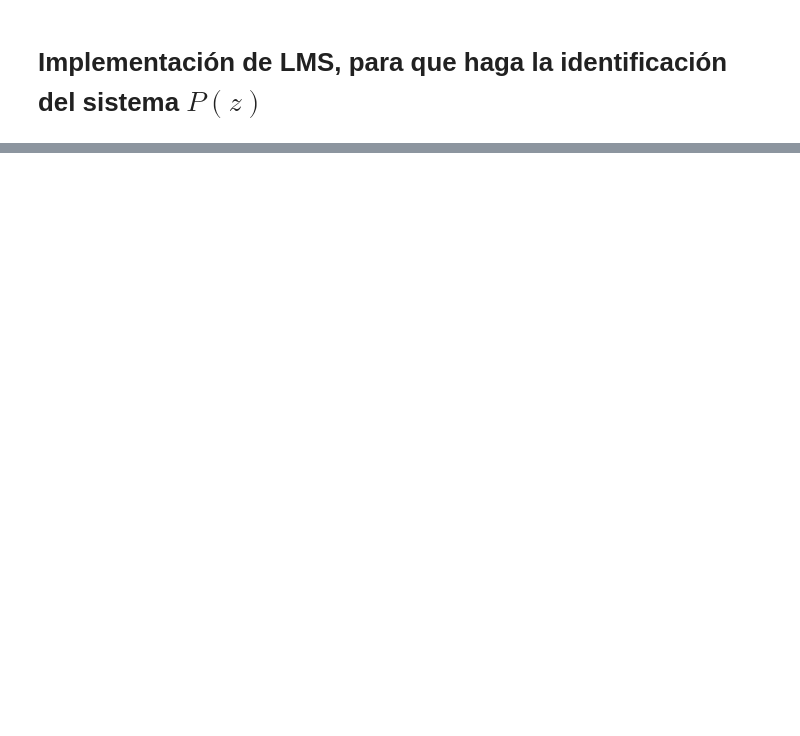
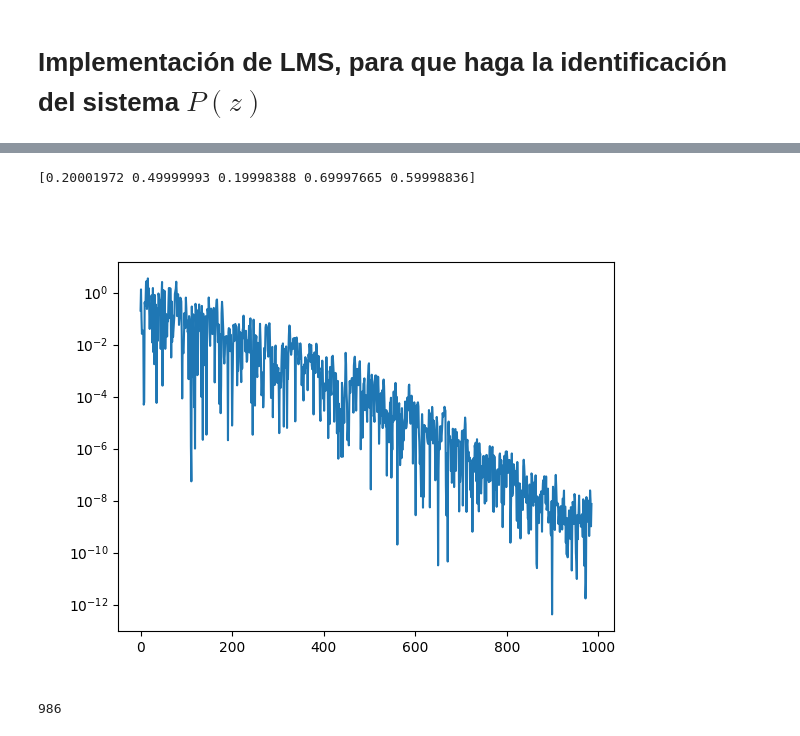
Before and after one commit to GonzaLinares/PASA_Proyecto1, a Jupyter notebook: sim_system.ipynb, the cells around one changed output, grey strips where cells are left out. Cells and saved outputs as stored; diff of their text form; code cells hidden in the pictures; blank space fills up the shorter version.

```diff
--- a/sim_system.ipynb
+++ b/sim_system.ipynb
@@ -126,0 +115,46 @@ NameError: name 'w' is not defined
+# %%
+# x y di ya estacionarios
+def LMS_montecarlo(K, w0, mu, d, x, orden_filtro = 1):
+    N = len(d) - orden_filtro + 1  # len(di) = len(xi)
+    d = d[orden_filtro - 1 :]
+
+    # Simulación de Monte Carlo
+    w_montecarlo = np.zeros((orden_filtro))
+    J_montecarlo = np.zeros((N))
+
+    for k in range(K):
+        J = np.zeros(N)
+        w = w0
+        for n in range(N):
+            d_hat = np.dot(w, np.flip(x[n : n + orden_filtro]))
+            e = d[n] - d_hat
+            J[n] = e * e
+            w = w + mu * np.flip(x[n : n + orden_filtro]) * e     # Ecuación LMS
+        w_montecarlo += w
+        J_montecarlo += J
+
+    w_montecarlo /= K
+    J_montecarlo /= K
+
+    return (w_montecarlo, J_montecarlo)
+# %%
+x = np.random.normal(size = 1000)
+transient_lags = 10
+d = signal.lfilter(b = [0.2, 0.5, 0.2, 0.7, 0.6], a = [1], x=x)[transient_lags:]
+x = x[transient_lags:]
+w_order = 5
+mu = 0.01
+K = 1000
+w_montecarlo, J_montecarlo = LMS_montecarlo(K, np.zeros(w_order), mu, d, x, orden_filtro = w_order)
+# %%
+%matplotlib ipympl
+print(w_montecarlo)
+plt.figure()
+plt.plot(J_montecarlo)
+plt.yscale('log')
+plt.show()
+print(len(J_montecarlo))
+# %% [output]
+[0.20001972 0.49999993 0.19998388 0.69997665 0.59998836]
+[figure, added]
+986
```
Also changed, not shown: parts of 4 cells of this notebook.
